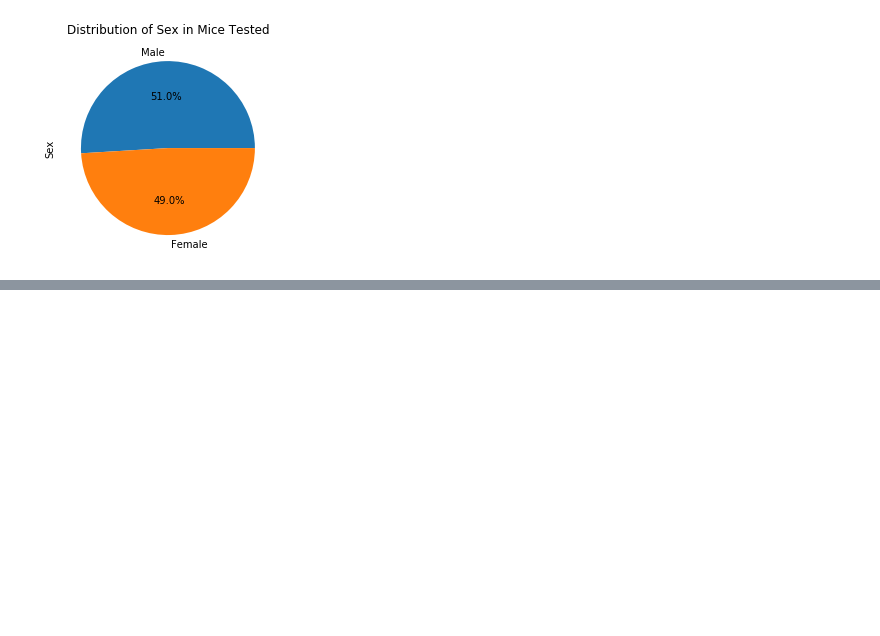
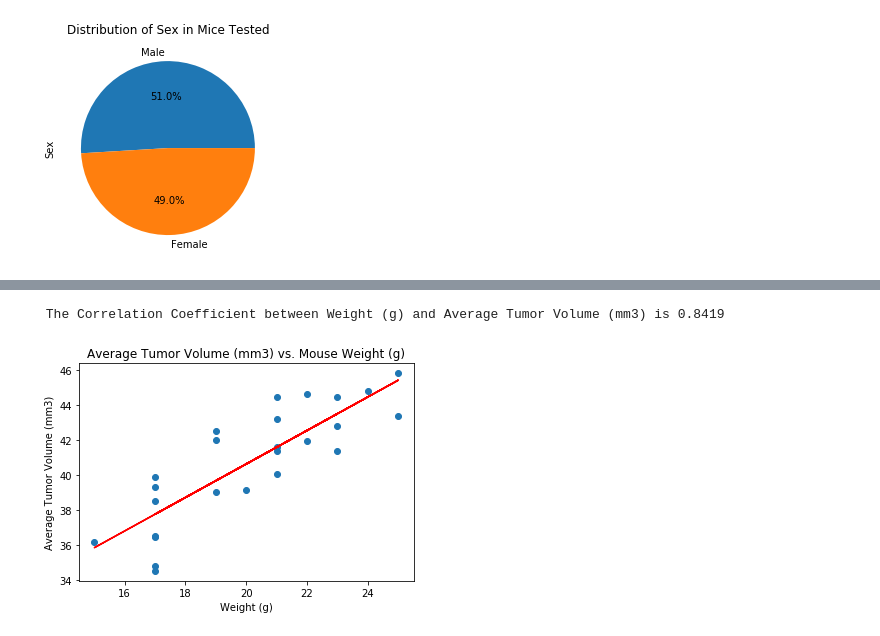
Before and after one commit to jackatopolis/Matplotlib-challenge, a Jupyter notebook: Pymaceuticals/pymaceuticals.ipynb, the cells around one changed output, grey strips where cells are left out. Cells and saved outputs as stored; diff of their text form; code cells hidden in the pictures; blank space fills up the shorter version.

```diff
--- a/Pymaceuticals/pymaceuticals.ipynb
+++ b/Pymaceuticals/pymaceuticals.ipynb
@@ -210,0 +255,18 @@ ValueError: The truth value of a Series is ambiguous. Use a.empty, a.bool(), a.i
+# %%
+# Calculate the correlation coefficient and linear regression model
+# for mouse weight and average tumor volume for the Capomulin regimen
+
+cor_coef = round(st.pearsonr(xval,yval)[0],4)
+print(f' The Correlation Coefficient between Weight (g) and Average Tumor Volume (mm3) is {cor_coef}')
+vc_slope, vc_int, vc_r, vc_p, vc_std_err = st.linregress(xval, yval)
+vc_fit = vc_slope * xval +vc_int
+
+plt.scatter(xval,yval)
+plt.plot(xval,vc_fit,'r-')
+plt.xlabel('Weight (g)')
+plt.ylabel('Average Tumor Volume (mm3)')
+plt.title('Average Tumor Volume (mm3) vs. Mouse Weight (g)')
+plt.show()
+# %% [output]
+ The Correlation Coefficient between Weight (g) and Average Tumor Volume (mm3) is 0.8419
+[figure, added]
```
Also changed, not shown: parts of 13 cells of this notebook, 3 other files.
